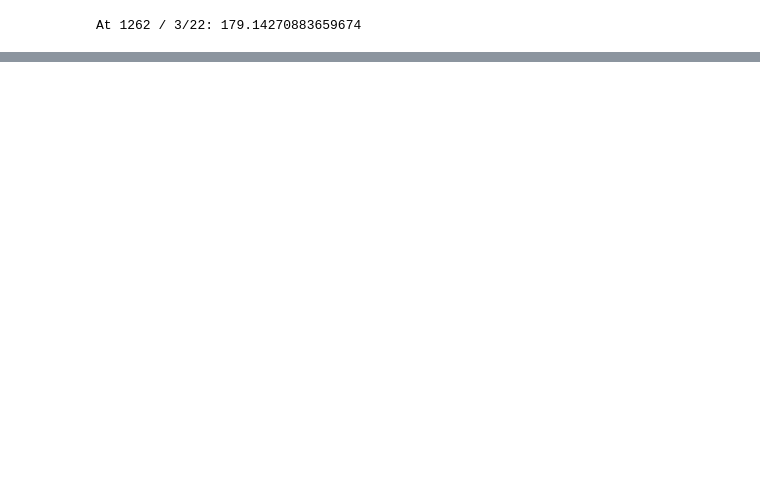
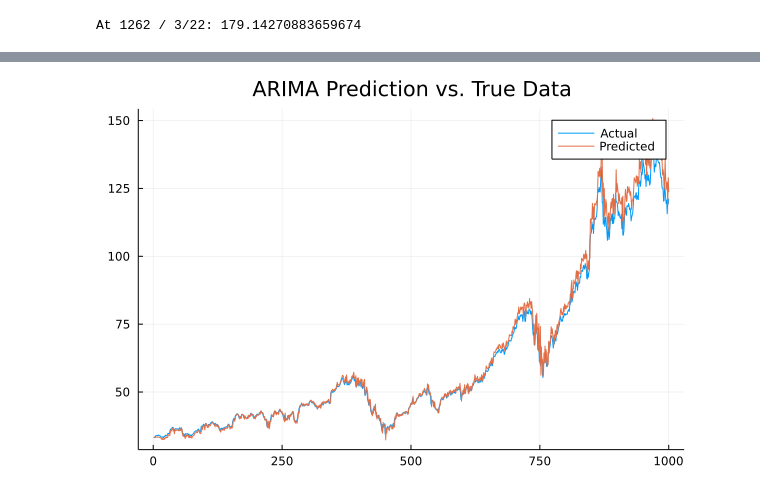
Before and after one commit to CharlieUlrich/Cot4501-Project, a Jupyter notebook: Stonks.ipynb, the cells around one changed output, grey strips where cells are left out. Cells and saved outputs as stored; diff of their text form; code cells hidden in the pictures; blank space fills up the shorter version.

```diff
--- a/Stonks.ipynb
+++ b/Stonks.ipynb
@@ -31,13 +41,13 @@ appl = DataFrame(CSV.File("data/aapl.csv"))
 function solver1(info,back)
     prev = 0.0
     if(size(info)[1]!=1)
-        prev = solver(info[2:size(info)[1]],back+=1)
+        prev = solver1(info[2:size(info)[1]],back+=1)
     else
         return info[1]
     end
     return (exp(-back)*info[1,1])+(exp(-back)*info[1,1])+prev
 end
-println("At 1262 / 3/22: ", solver1(appl[1:1259,6],0)-35.355)
+println("At 1262 / 3/22: ", solver1(aapl[1:1259,6],0)-35.355)
 # %% [output]
 At 1262 / 3/22: 168.83612228229995
 # %%
@@ -66,8 +78,8 @@ At 1262 / 3/22: 179.14270883659674
 # %%
 #farthest back is largest number, i.e. 0th index is end of range-1
 for i in 1:1259
-   pred = solver(appl[1:i,6],0)
-   pushfirst!(errs,pred-appl[i,6])
+   pred = solver1(aapl[1:i,6],0)
+   pushfirst!(errs,pred-aapl[i,6])
 end
 # %%
 function fixedsolver(info,back)
@@ -85,0 +111,22 @@ At 1262 / 3/22: 164.85953223945515
+# %%
+### Solves with ARIMA model
+
+function ARIMASolve(data, daysToCover, daysToLookBack, weightFunction, c)
+    dP = zeros(daysToCover)
+    predictions = zeros(daysToCover + 1)
+    residual = zeros(daysToCover)
+    dP[1:daysToLookBack] = data[2:(daysToLookBack + 1)] - data[1:daysToLookBack]
+    for i in (daysToLookBack + 1):daysToCover
+        predictions[i] = c
+        for j in daysToLookBack:-1:1
+            predictions[i] = predictions[i] + weightFunction(j) * (dP[i - j] + residual[i - j])
+        end
+        residual[i] = (data[i + 1] - data[i]) - predictions[i]
+        dP[i] = predictions[i] + residual[i]
+    end
+    predictions[daysToCover + 1] = c
+    for j in daysToLookBack:-1:1
+        predictions[daysToCover + 1] = predictions[daysToCover + 1] + weightFunction(j) * (dP[daysToCover + 1 - j] + residual[daysToCover + 1 - j])
+    end
+    return predictions
+end
@@ -85,0 +137,10 @@ At 1262 / 3/22: 164.85953223945515
+# %%
+predicted = zeros(1000)
+predicted[1] = aapl[1, 6]
+dPs = ARIMASolve(aapl[1:1000, 6], 998, 10, x -> 2/(exp(x)), 0)
+for i in 1:length(dPs)
+    predicted[i + 1] = predicted[i] + dPs[i]
+end
+display(plot(1:1000, [aapl[1:1000, 6] predicted], title = "ARIMA Prediction vs. True Data", label = ["Actual" "Predicted"]))
+# %% [output]
+[figure, added]
```
Also changed, not shown: parts of 21 cells of this notebook.
